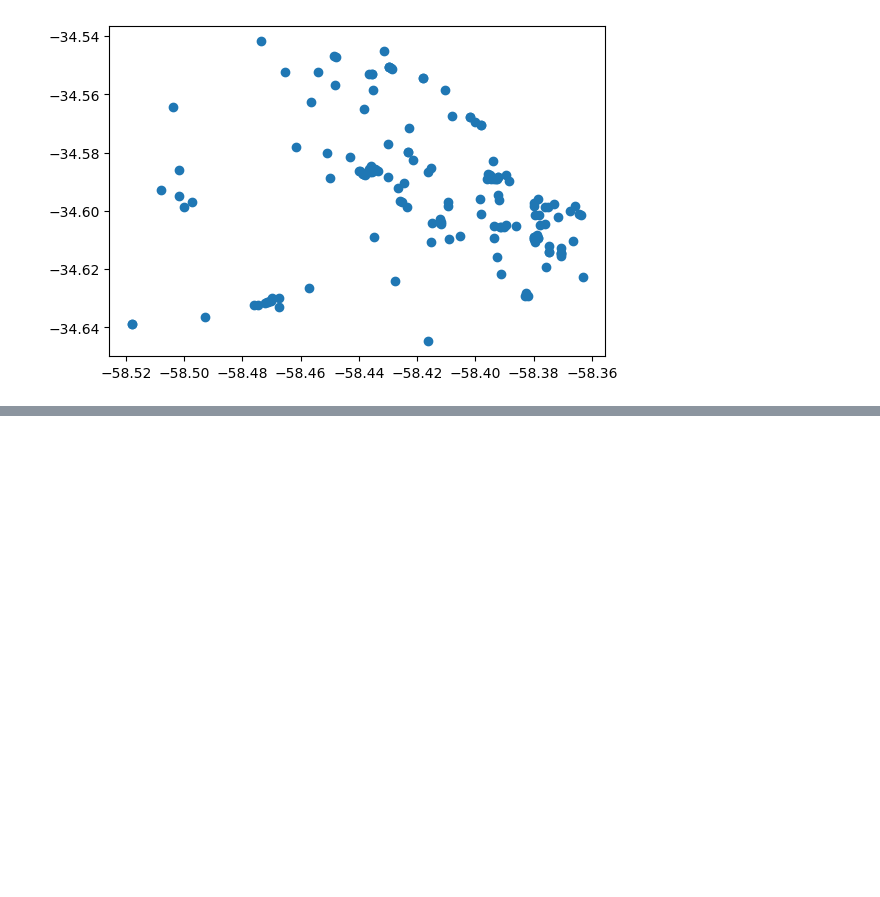
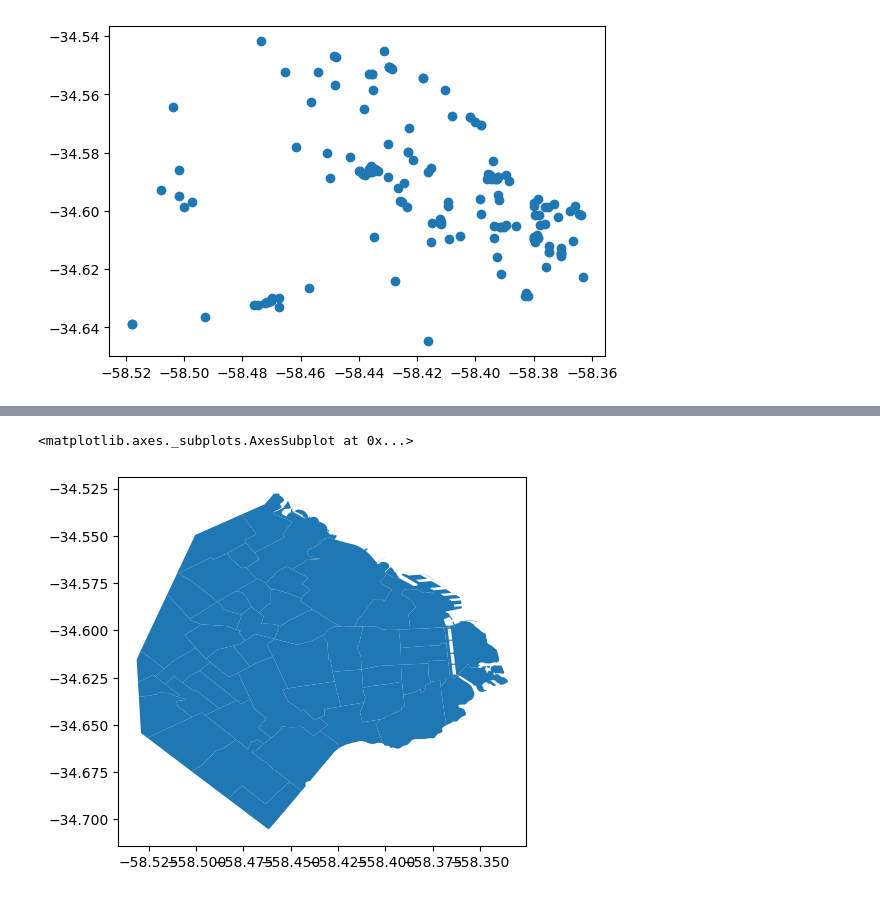
Before and after one commit to Facundo-Peloso/Practica-de-Clases, a Jupyter notebook: clase_07/dsad_2021/M1/CLASE_07_GeoPandas/Notebooks/clase7-mia.ipynb, the cells around one changed output, grey strips where cells are left out. Drawn from its saved outputs; the diff is of its cells as text; code cells hidden in the pictures; blank space fills up the shorter version.

```diff
--- a/clase_07/dsad_2021/M1/CLASE_07_GeoPandas/Notebooks/clase7-mia.ipynb
+++ b/clase_07/dsad_2021/M1/CLASE_07_GeoPandas/Notebooks/clase7-mia.ipynb
@@ -15,3 +15,11 @@ geo_locales.plot()
 # %% [output]
 <matplotlib.axes._subplots.AxesSubplot at 0x...>
 [figure]
+# %%
+barrios = pd.read_csv("../Data/barrios.csv", encoding='latin1')
+barrios.head()
+
+#si usaba gpd.read_file me ahorraba transformar el dato de wkt en poligono
+
+#barrios.plot()
+#grafica mal porque ninguna es geo, tipo data set comun
@@ -17,0 +33,6 @@ geo_locales.plot()
+# %%
+import shapely.wkt
+barrios["WKT"] = barrios["WKT"].apply(shapely.wkt.loads)
+geo_barrios = gpd.GeoDataFrame(barrios, geometry='WKT')
+type(geo_barrios)
+#geo_barrios.head()
@@ -17,0 +50,5 @@ geo_locales.plot()
+# %%
+geo_barrios.plot()
+# %% [output]
+<matplotlib.axes._subplots.AxesSubplot at 0x...>
+[figure, added]
```
Also changed, not shown: parts of 21 cells of this notebook.
